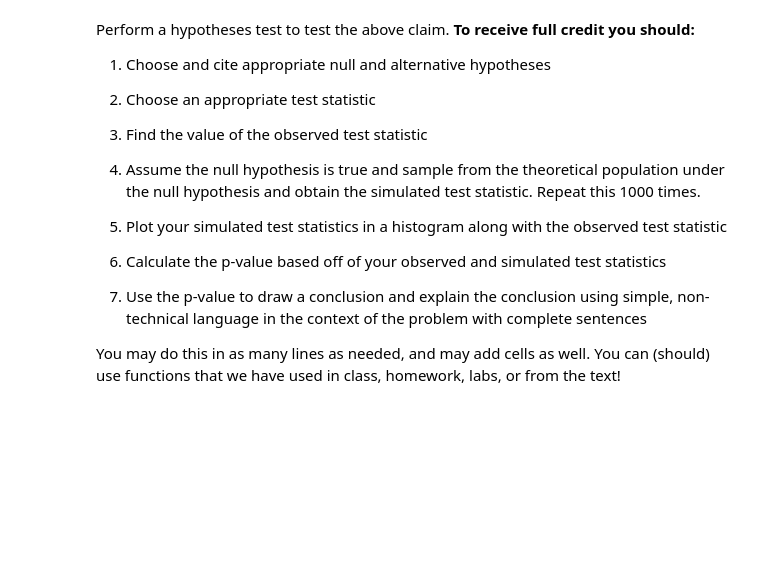
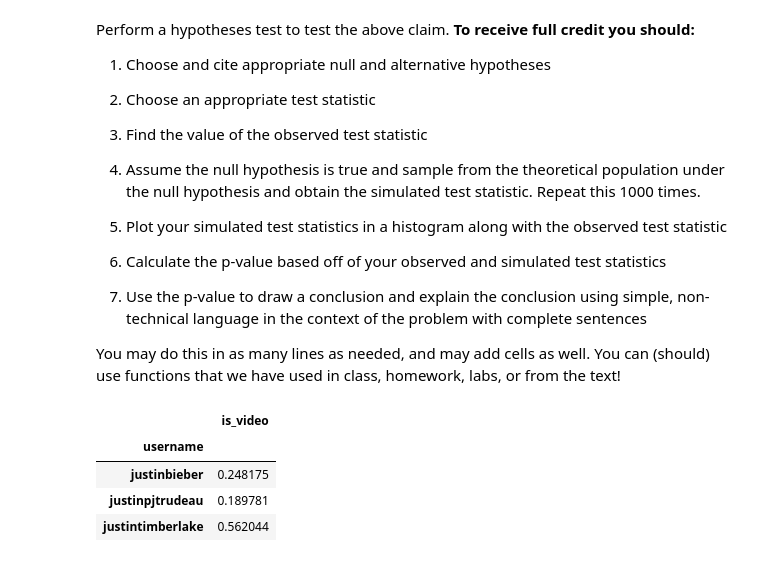
Before and after one commit to awar2170/STOR_120, a Jupyter notebook: Exam Review/Exam2_Unit4_Unit7/STOR 120 - Take Home Midterm 2.ipynb, the cells around one changed output. Drawn from its saved outputs; the diff is of its cells as text; code cells hidden in the pictures; blank space fills up the shorter version.

```diff
--- a/Exam Review/Exam2_Unit4_Unit7/STOR 120 - Take Home Midterm 2.ipynb
+++ b/Exam Review/Exam2_Unit4_Unit7/STOR 120 - Take Home Midterm 2.ipynb
@@ -504,3 +506,13 @@ Perform a hypotheses test to test the above claim. **To receive full credit you
 7. Use the p-value to draw a conclusion and explain the conclusion using simple, non-technical language in the context of the problem with complete sentences
 
 You may do this in as many lines as needed, and may add cells as well. You can (should) use functions that we have used in class, homework, labs, or from the text!
+# %%
+smaller_JT = Which_Justin_df[["username", "is_video"]]
+proportions_smaller = smaller_JT.groupby("username").sum()/137
+proportions_smaller
+# %% [output]
+|  | is_video |
+| username |  |
+| justinbieber | 0.248175 |
+| justinpjtrudeau | 0.189781 |
+| justintimberlake | 0.562044 |
```
Also changed, not shown: parts of 7 cells of this notebook.
